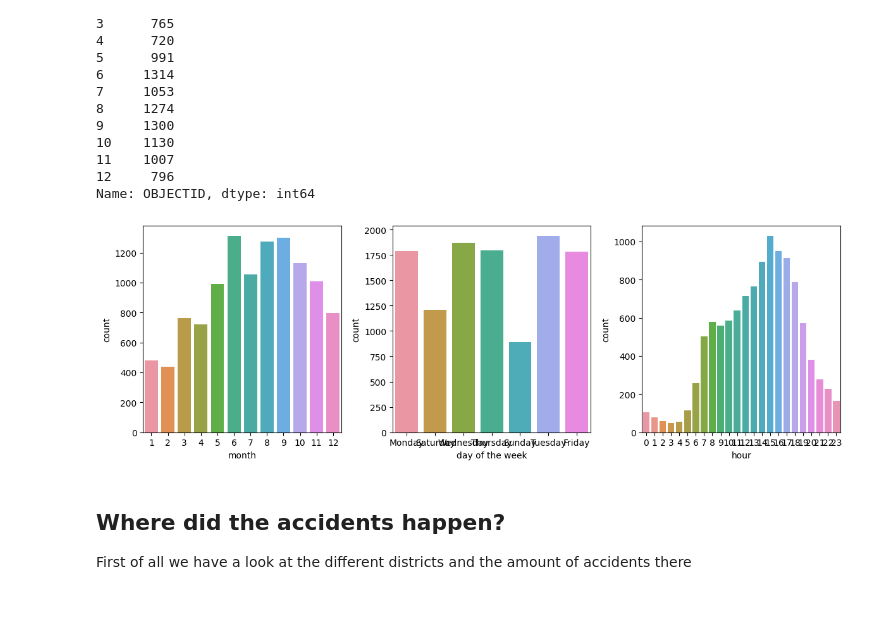
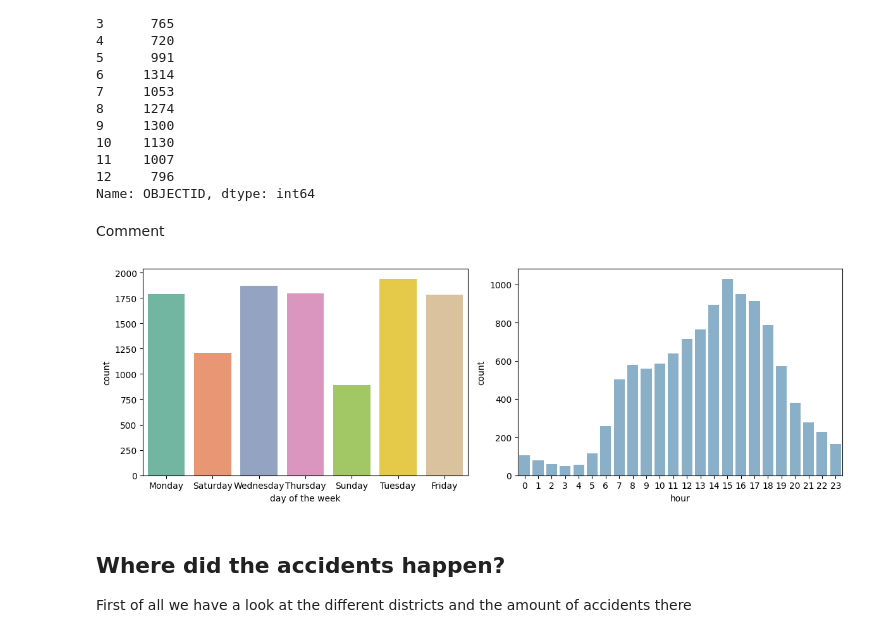
Before and after one commit to helenakohl/2023-amse-template, a Jupyter notebook: project/report.ipynb, the cells around one changed output. Cells and saved outputs as stored; diff of their text form; code cells hidden in the pictures; blank space fills up the shorter version.

```diff
--- a/project/report.ipynb
+++ b/project/report.ipynb
@@ -16,9 +16,8 @@ import seaborn as sns
 import matplotlib.pyplot as plt
 import plotly.io as pio
 import plotly.express as px
-# %%
-sns.set_palette("bwr")
-palette = ["#F72585", "#7209B7", "#3A0CA3", "#4361EE", "#4CC9F0"]
+# %%
+sns.set_palette('Set2')
 # %% [markdown]
 # Accident data
 # %% [markdown]
@@ -108,21 +109,21 @@ UMONAT
 11    1007
 12     796
 Name: OBJECTID, dtype: int64
+# %% [markdown]
+Comment
 # %%
-fig, axes = plt.subplots(1, 3, figsize=(12,4))
+fig, axes = plt.subplots(1, 2, figsize=(12,4))
 
-sns.countplot(x='UMONAT', data=accidents ,ax=axes[0])
-sns.countplot(x='UWOCHENTAG', data=accidents ,ax=axes[1])
-sns.countplot(x='USTUNDE', data=accidents, ax=axes[2])
+sns.countplot(x='UWOCHENTAG', data=accidents ,ax=axes[0])
+sns.countplot(x='USTUNDE', data=accidents, ax=axes[1], color='#80B1D3')
 
-axes[0].set_xlabel("month")
-axes[1].set_xlabel("day of the week")
-axes[2].set_xlabel('hour')
+axes[0].set_xlabel("day of the week")
+axes[1].set_xlabel('hour')
 
 plt.tight_layout()
 plt.show()
 # %% [output]
-[figure, old version]
+[figure, new version]
 # %% [markdown]
 ## Where did the accidents happen?
 First of all we have a look at the different districts and the amount of accidents there
```
Also changed, not shown: parts of 12 cells of this notebook.
